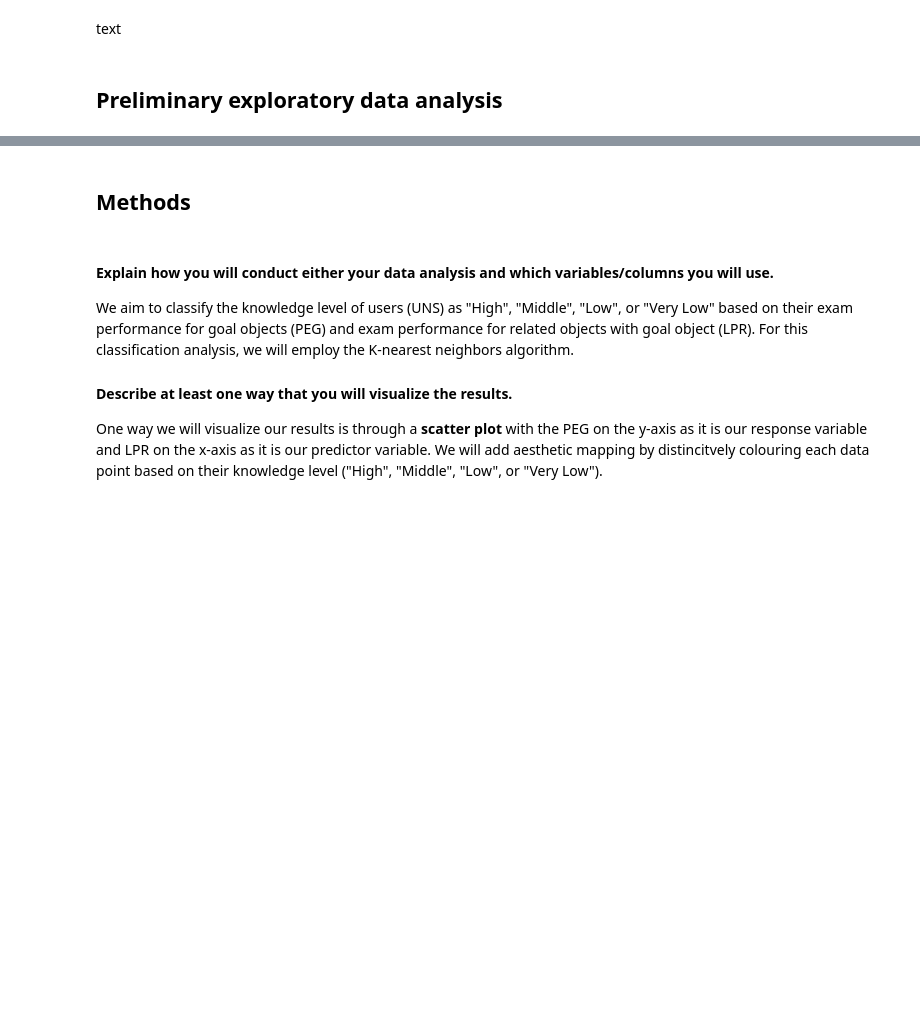
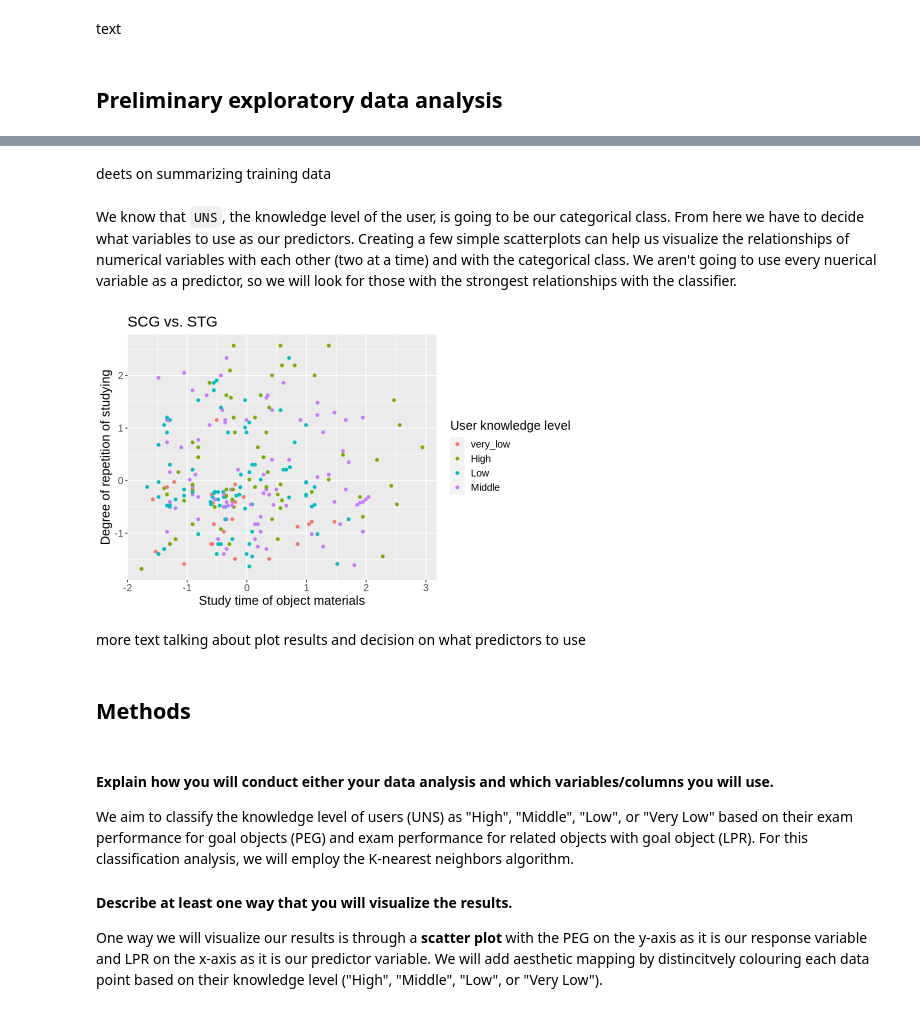
Before and after one commit to miketham24/knn_electrical_dc_machines, a Jupyter notebook: Team 11 Project Proposal.ipynb, the cells around one changed output, grey strips where cells are left out. Saved outputs shown, nothing was run; the diff lists cells and outputs as text; code cells hidden in the pictures; blank space fills up the shorter version.

```diff
--- a/Team 11 Project Proposal.ipynb
+++ b/Team 11 Project Proposal.ipynb
@@ -10,0 +89,2 @@ text
+# %% [markdown]
+deets on summarizing training data
@@ -11,3 +93,26 @@ text
+# %% [markdown]
+We know that `UNS`, the knowledge level of the user, is going to be our categorical class. From here we have to decide what variables to use as our predictors. Creating a few simple scatterplots can help us visualize the relationships of numerical variables with each other (two at a time) and with the categorical class. We aren't going to use every nuerical variable as a predictor, so we will look for those with the strongest relationships with the classifier.
+# %%
+# code visualizing training data
+
+options(repr.plot.height = 5, repr.plot.width = 8)
+
+ggplot(uk_train_scaled,
+       aes(x = STG,
+           y = SCG,
+           colour = UNS)) +
+    geom_point() +
+    labs(x = 'Study time of object materials',
+         y = 'Degree of repetition of studying',
+         colour = 'User knowledge level',
+         title = 'SCG vs. STG') +
+    theme(text = element_text(size = 15))
+
+# figure out how many and what graphs to plot (25 seems excessive)
+# %% [output]
+[figure, added]
+# %% [markdown]
+more text talking about plot results and decision on what predictors to use
 # %% [markdown]
 ## Methods
 # %% [markdown]
```
Also changed, not shown: parts of 5 cells of this notebook.
